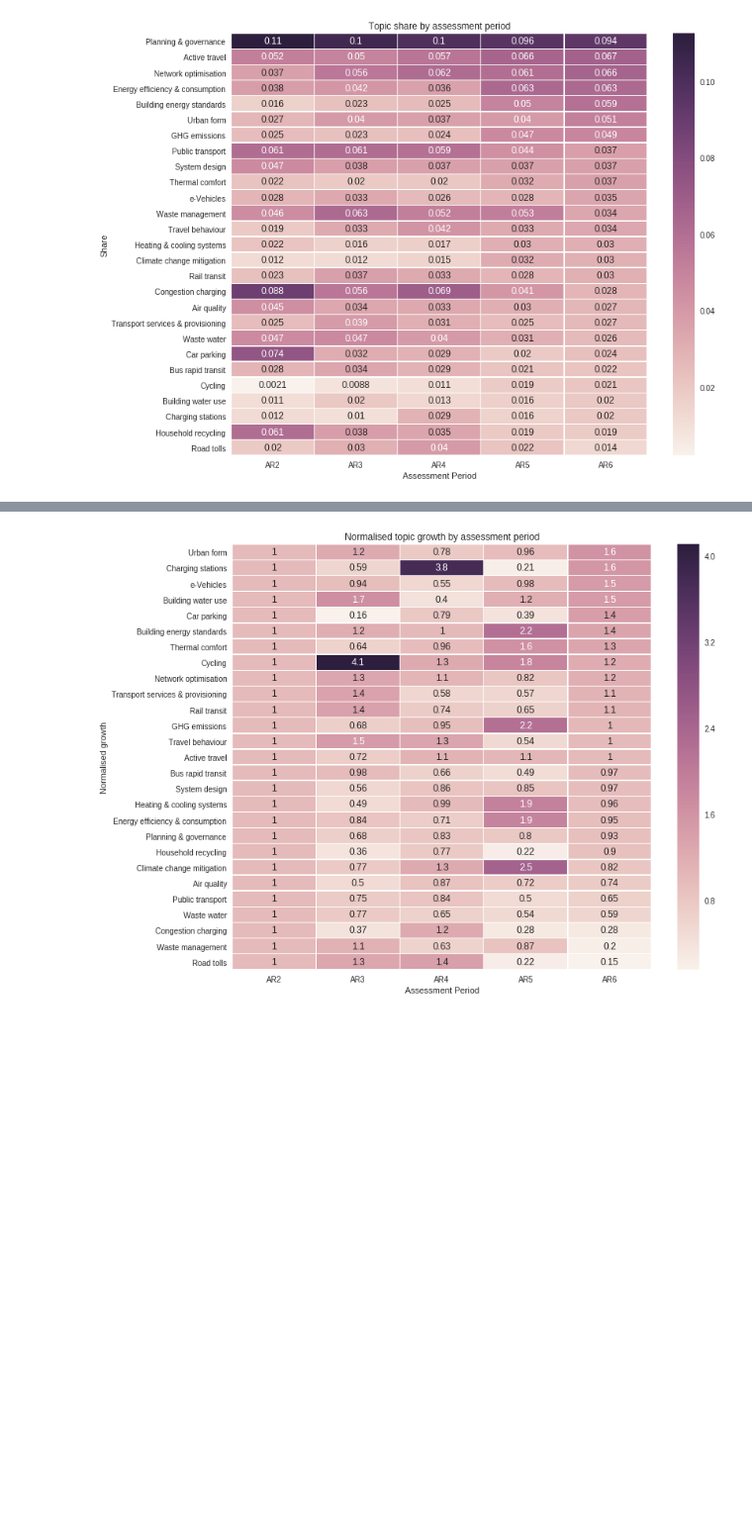
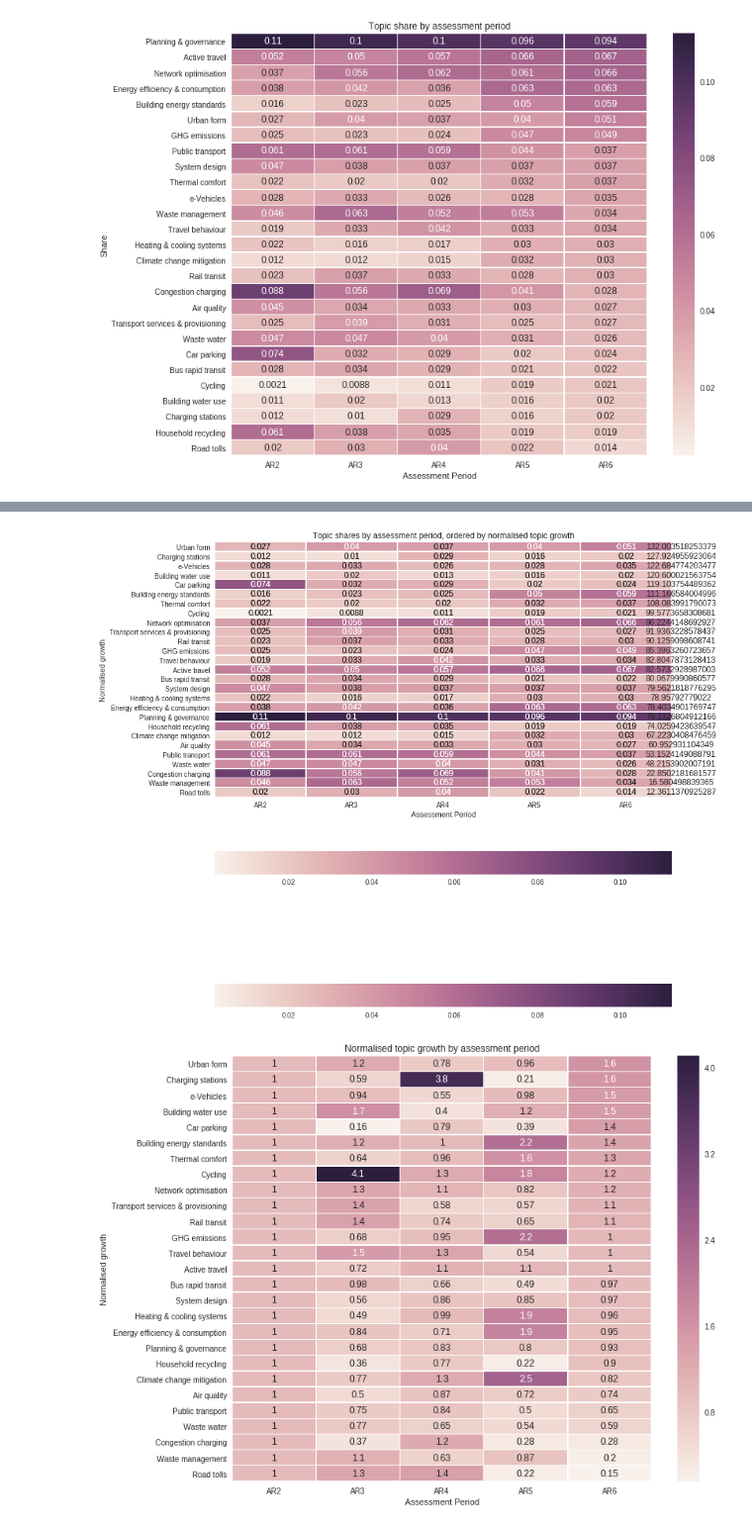
Before and after one commit to mcc-apsis/cities-1-5, a Jupyter notebook: code/topics_AP.ipynb, the cells around one changed output, grey strips where cells are left out. Shown at 99% size. Saved outputs shown, nothing was run; the diff lists cells and outputs as text; code cells hidden in the pictures; blank space fills up the shorter version.

Commit message:
growth labels

```diff
--- a/code/topics_AP.ipynb
+++ b/code/topics_AP.ipynb
@@ -134,0 +133,3 @@ plt.show()
+# %%
+a6growth = list(tars.filter(ar__ar=6).order_by('pgrowth').values_list('pgrowth',flat=True))
+a6growth
@@ -135,3 +154,28 @@ plt.show()
+# %%
+plt.rcParams["figure.figsize"] = [12,14]
+
+sns.heatmap(
+    ppdf[['AR2', 'AR3', 'AR4', 'AR5', 'AR6']], annot=True, linewidths=.5,
+    cbar_kws={'orientation': 'horizontal'}
+)
+
+plt.xlabel('Assessment Period')
+plt.ylabel('Normalised growth')
+
+i = 0
+for g in a6growth:
+    g = "{}round(g)
+    plt.text(5.1,i+0.5,g,ha="center",va="center")
+    i+=1
+
+plt.title('Topic shares by assessment period, ordered by normalised topic growth')
+
+#plt.savefig('../plots/topic_ap_normalised_growth_shares.png',bbox_inches='tight')
+
+
+plt.show()
+# %% [output]
+[figure, added]
 # %%
 
 import seaborn as sns
```
Also changed, not shown: parts of 3 cells of this notebook, 3 other files.
